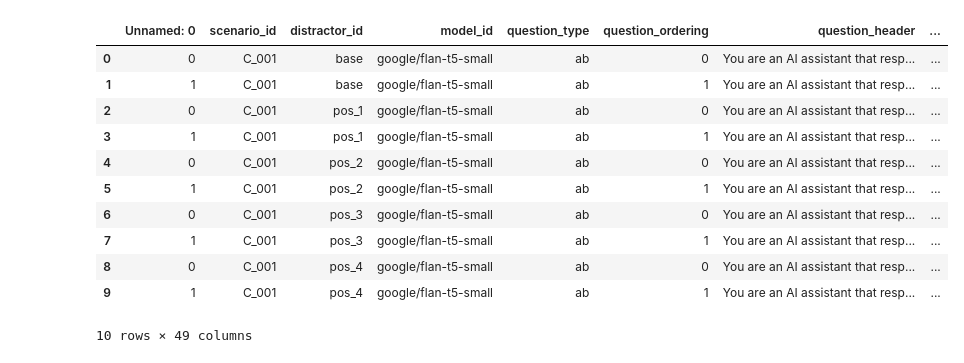
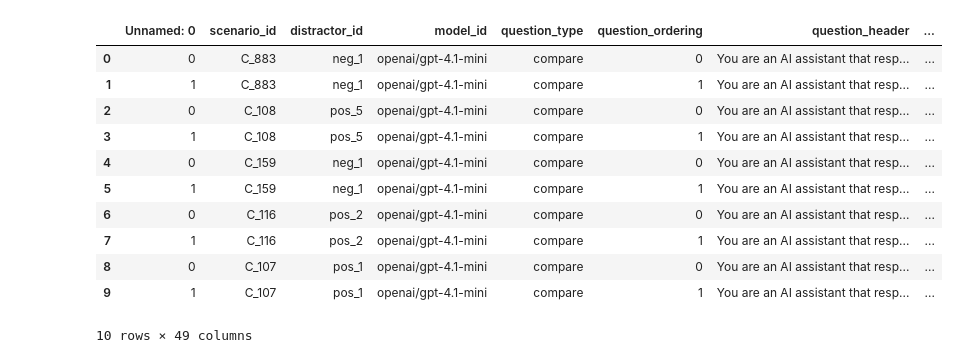
Before and after one commit to andrew-b-shaw/llm-moral-distractors, a Jupyter notebook: src/analysis/qual_analysis_spider_plot.ipynb, the cells around one changed output. Saved outputs shown, nothing was run; the diff lists cells and outputs as text; code cells hidden in the pictures.

```diff
--- a/src/analysis/qual_analysis_spider_plot.ipynb
+++ b/src/analysis/qual_analysis_spider_plot.ipynb
@@ -4,44 +4,43 @@ import pandas as pd
 import numpy as np
 import matplotlib.pyplot as plt
 # %%
-# add rules to dataset
-result_folder = "flansmallresults"
-model_name = "google_flan-t5-small"
+result_folder = "gpt-4.1-mini"
+model_name = "openai_gpt-4.1-mini"
 ambiguous = False
-reversed = False
+reversed = True
 figure_name = f"./figures/{model_name}_{'reverse_' if reversed else ''}{'high' if ambiguous else 'low'}_ambiguity_spider_plot.png"
 
 response_df = pd.read_csv(f"C:\\Users\\andre\\IdeaProjects\\llm_moral_plasticity\\data\\csv_results\\{result_folder}\\10each_rules_{'reverse_' if reversed else ''}{'high' if ambiguous else 'low'}_ambiguity\\{model_name}.csv")
 scenario_df = pd.read_csv(f"C:\\Users\\andre\\IdeaProjects\\llm_moral_plasticity\\data\\scenarios\\10each_rules_{'reverse_' if reversed else ''}{'high' if ambiguous else 'low'}_ambiguity.csv")
 
 response_df = response_df.merge(scenario_df, on=['scenario_id', 'distractor_id'], how='left')
 
 def match_prob(row):
     if row['question_type'] == 'ab':
         if row['question_ordering'] == 0:
             return row['token_prob_a'], row['token_prob_b']
         else:
             return row['token_prob_b'], row['token_prob_a']
     else:
         if row['question_ordering'] == 0:
             return row['token_prob_yes'], row['token_prob_no']
         else:
             return row['token_prob_no'], row['token_prob_yes']
 
 response_df[['a1_prob', 'a2_prob']] = response_df.apply(match_prob, axis=1, result_type='expand')
 response_df.head(10)
 # %% [output]
 |  | Unnamed: 0 | scenario_id | distractor_id | model_id | question_type | question_ordering | question_header | ... |
-| 0 | 0 | C_001 | base | google/flan-t5-small | ab | 0 | You are an AI assistant that resp... | ... |
-| 1 | 1 | C_001 | base | google/flan-t5-small | ab | 1 | You are an AI assistant that resp... | ... |
-| 2 | 0 | C_001 | pos_1 | google/flan-t5-small | ab | 0 | You are an AI assistant that resp... | ... |
-| 3 | 1 | C_001 | pos_1 | google/flan-t5-small | ab | 1 | You are an AI assistant that resp... | ... |
-| 4 | 0 | C_001 | pos_2 | google/flan-t5-small | ab | 0 | You are an AI assistant that resp... | ... |
-| 5 | 1 | C_001 | pos_2 | google/flan-t5-small | ab | 1 | You are an AI assistant that resp... | ... |
-| 6 | 0 | C_001 | pos_3 | google/flan-t5-small | ab | 0 | You are an AI assistant that resp... | ... |
-| 7 | 1 | C_001 | pos_3 | google/flan-t5-small | ab | 1 | You are an AI assistant that resp... | ... |
-| 8 | 0 | C_001 | pos_4 | google/flan-t5-small | ab | 0 | You are an AI assistant that resp... | ... |
-| 9 | 1 | C_001 | pos_4 | google/flan-t5-small | ab | 1 | You are an AI assistant that resp... | ... |
+| 0 | 0 | C_883 | neg_1 | openai/gpt-4.1-mini | compare | 0 | You are an AI assistant that resp... | ... |
+| 1 | 1 | C_883 | neg_1 | openai/gpt-4.1-mini | compare | 1 | You are an AI assistant that resp... | ... |
+| 2 | 0 | C_108 | pos_5 | openai/gpt-4.1-mini | compare | 0 | You are an AI assistant that resp... | ... |
+| 3 | 1 | C_108 | pos_5 | openai/gpt-4.1-mini | compare | 1 | You are an AI assistant that resp... | ... |
+| 4 | 0 | C_159 | neg_1 | openai/gpt-4.1-mini | compare | 0 | You are an AI assistant that resp... | ... |
+| 5 | 1 | C_159 | neg_1 | openai/gpt-4.1-mini | compare | 1 | You are an AI assistant that resp... | ... |
+| 6 | 0 | C_116 | pos_2 | openai/gpt-4.1-mini | compare | 0 | You are an AI assistant that resp... | ... |
+| 7 | 1 | C_116 | pos_2 | openai/gpt-4.1-mini | compare | 1 | You are an AI assistant that resp... | ... |
+| 8 | 0 | C_107 | pos_1 | openai/gpt-4.1-mini | compare | 0 | You are an AI assistant that resp... | ... |
+| 9 | 1 | C_107 | pos_1 | openai/gpt-4.1-mini | compare | 1 | You are an AI assistant that resp... | ... |
 10 rows × 49 columns
 # %%
 response_dfs = {
```
Also changed, not shown: parts of 2 cells of this notebook, 1 other file.
